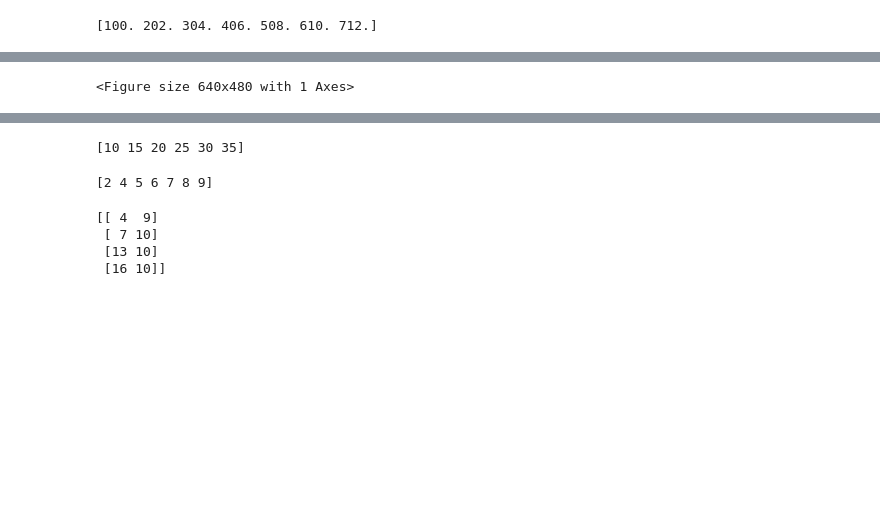
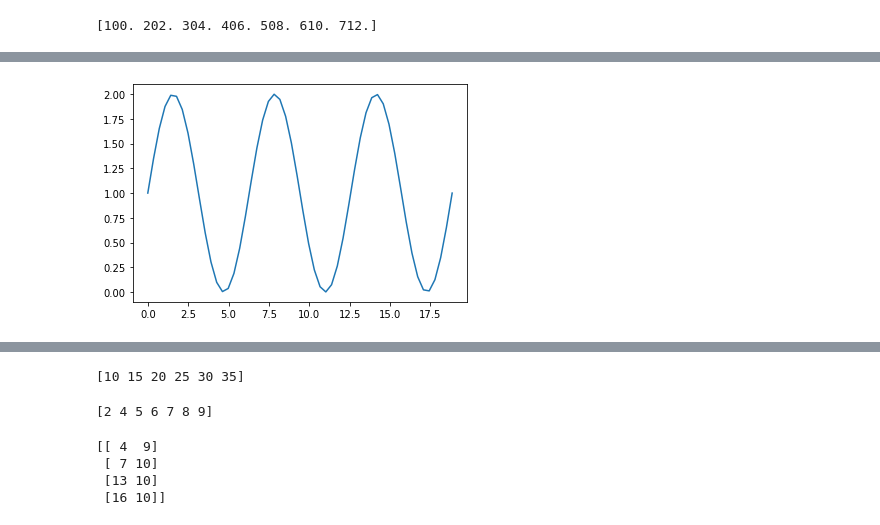
Before and after one commit to AssembleSoftware/IoTPy, a Jupyter notebook: examples/ExamplesOfSimpleSnippets.ipynb, the cells around one changed output, grey strips where cells are left out. Saved outputs shown, nothing was run; the diff lists cells and outputs as text; code cells hidden in the pictures; blank space fills up the shorter version.

```diff
--- a/examples/ExamplesOfSimpleSnippets.ipynb
+++ b/examples/ExamplesOfSimpleSnippets.ipynb
@@ -231,15 +290,16 @@ def subtract_mean(window):
 # %%
 import matplotlib.pyplot as plt
-NUM_CYCLES= 4
+%matplotlib inline
+NUM_CYCLES= 3
 NUM_POINTS_PER_CYCLE=18
 
 x = np.linspace(0, NUM_CYCLES*2*np.pi, num=NUM_CYCLES*NUM_POINTS_PER_CYCLE)
 y = np.sin(x) + 1.0
 
 plt.plot(x, y)
 plt.show()
 # %% [output]
-<Figure size 640x480 with 1 Axes>
+[figure, added]
 # %%
 y_stream = StreamArray('y_stream')
 z = StreamArray('z')
```
Also changed, not shown: parts of 21 cells of this notebook.
